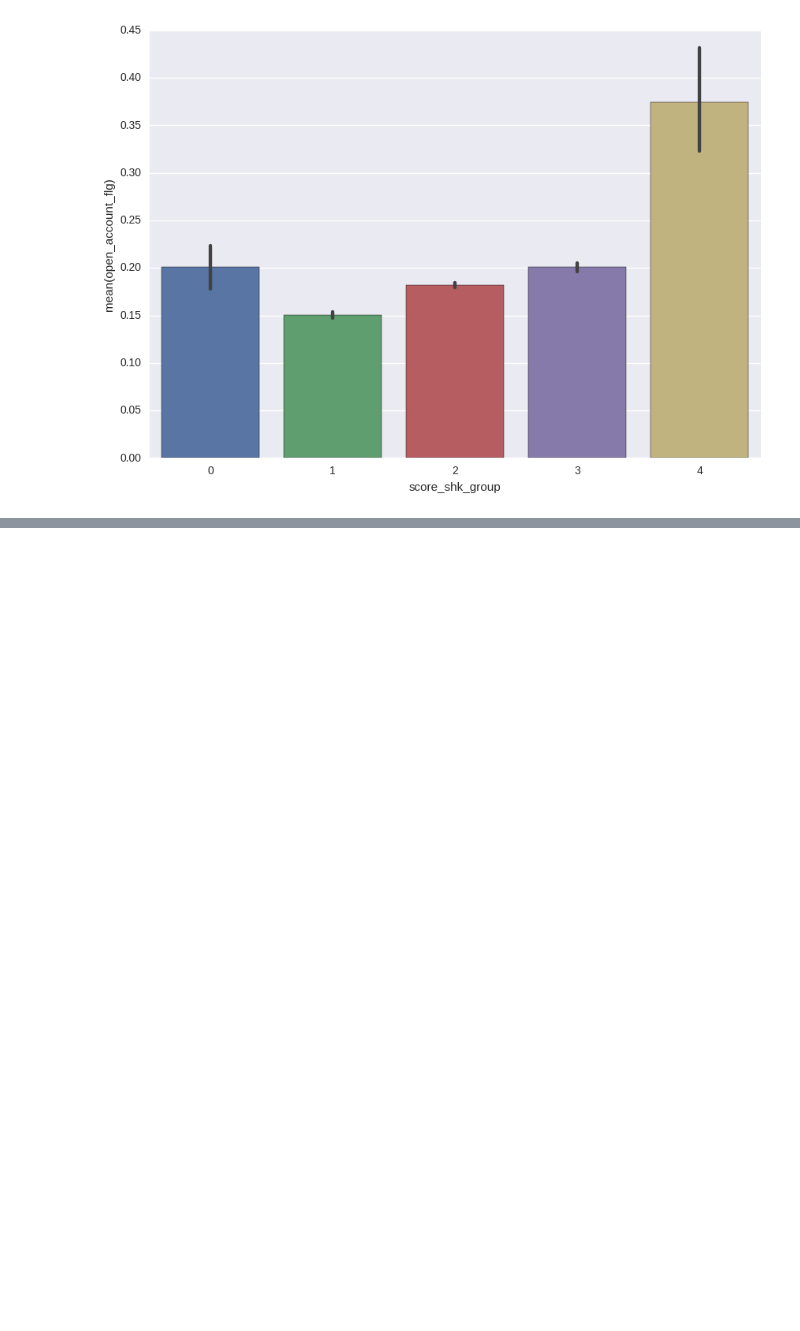
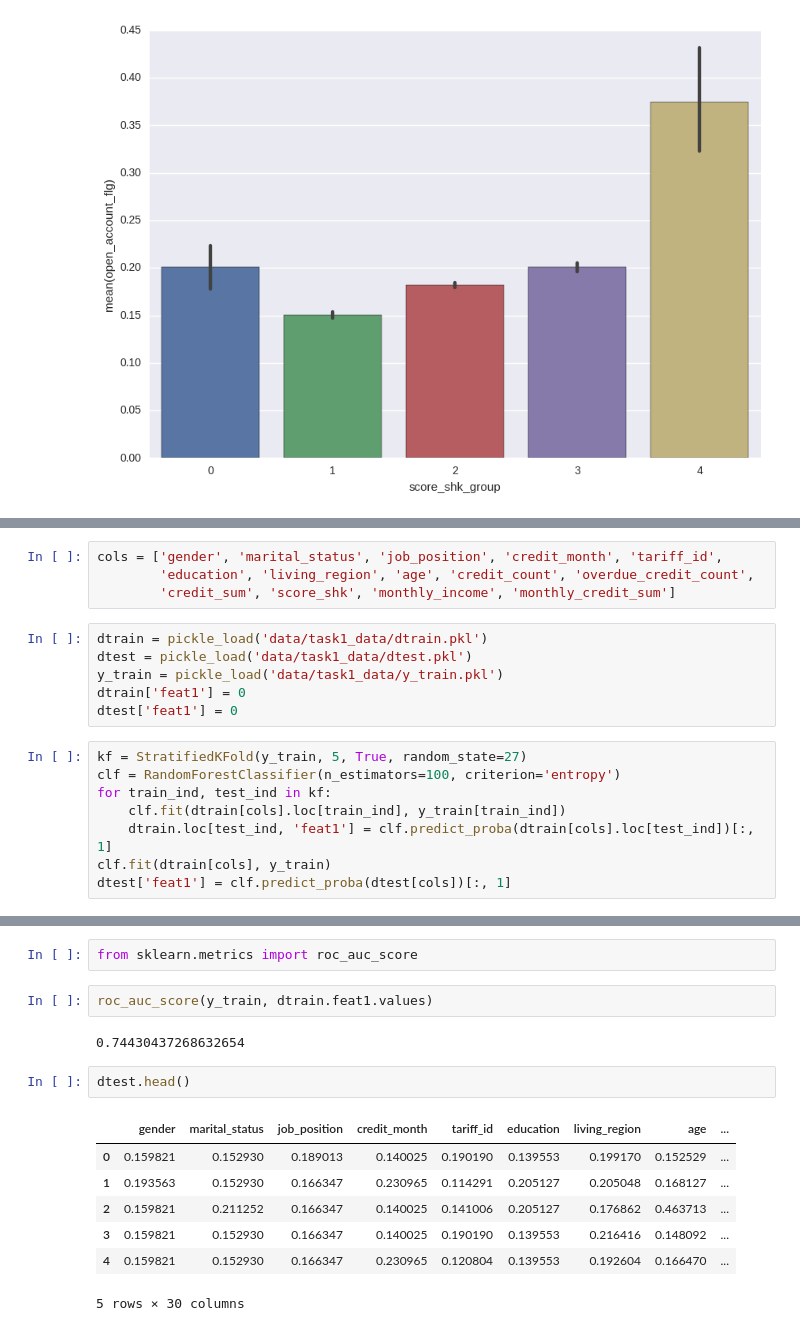
Before and after one commit to corvin28/tinkoff_boosters, a Jupyter notebook: task1_feature_making.ipynb, the cells around one changed output, grey strips where cells are left out. Saved outputs shown, nothing was run; the diff lists cells and outputs as text; blank space fills up the shorter version.

```diff
--- a/task1_feature_making.ipynb
+++ b/task1_feature_making.ipynb
@@ -155,0 +215,18 @@ pickle_save(data.open_account_flg.values, 'data/task1_data/y_train.pkl')
+# %%
+cols = ['gender', 'marital_status', 'job_position', 'credit_month', 'tariff_id',
+        'education', 'living_region', 'age', 'credit_count', 'overdue_credit_count',
+        'credit_sum', 'score_shk', 'monthly_income', 'monthly_credit_sum']
+# %%
+dtrain = pickle_load('data/task1_data/dtrain.pkl')
+dtest = pickle_load('data/task1_data/dtest.pkl')
+y_train = pickle_load('data/task1_data/y_train.pkl')
+dtrain['feat1'] = 0
+dtest['feat1'] = 0
+# %%
+kf = StratifiedKFold(y_train, 5, True, random_state=27)
+clf = RandomForestClassifier(n_estimators=100, criterion='entropy')
+for train_ind, test_ind in kf:
+    clf.fit(dtrain[cols].loc[train_ind], y_train[train_ind])
+    dtrain.loc[test_ind, 'feat1'] = clf.predict_proba(dtrain[cols].loc[test_ind])[:, 1]
+clf.fit(dtrain[cols], y_train)
+dtest['feat1'] = clf.predict_proba(dtest[cols])[:, 1]
@@ -155,0 +246,16 @@ pickle_save(data.open_account_flg.values, 'data/task1_data/y_train.pkl')
+# %%
+from sklearn.metrics import roc_auc_score
+# %%
+roc_auc_score(y_train, dtrain.feat1.values)
+# %% [output]
+0.74430437268632654
+# %%
+dtest.head()
+# %% [output]
+|  | gender | marital_status | job_position | credit_month | tariff_id | education | living_region | age | ... |
+| 0 | 0.159821 | 0.152930 | 0.189013 | 0.140025 | 0.190190 | 0.139553 | 0.199170 | 0.152529 | ... |
+| 1 | 0.193563 | 0.152930 | 0.166347 | 0.230965 | 0.114291 | 0.205127 | 0.205048 | 0.168127 | ... |
+| 2 | 0.159821 | 0.211252 | 0.166347 | 0.140025 | 0.141006 | 0.205127 | 0.176862 | 0.463713 | ... |
+| 3 | 0.159821 | 0.152930 | 0.166347 | 0.140025 | 0.190190 | 0.139553 | 0.216416 | 0.148092 | ... |
+| 4 | 0.159821 | 0.152930 | 0.166347 | 0.230965 | 0.120804 | 0.139553 | 0.192604 | 0.166470 | ... |
+5 rows × 30 columns
```
Also changed, not shown: parts of 16 cells of this notebook.
